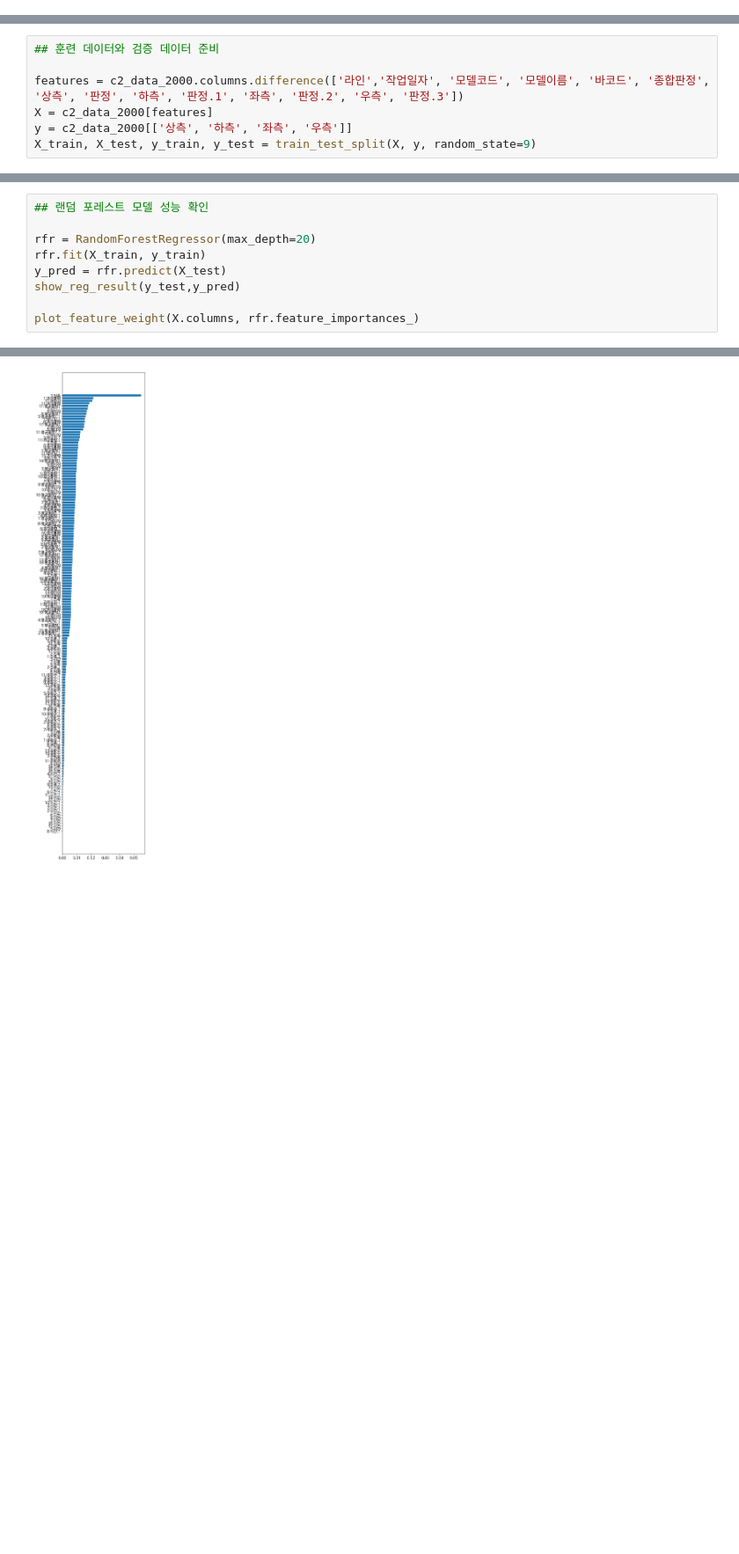
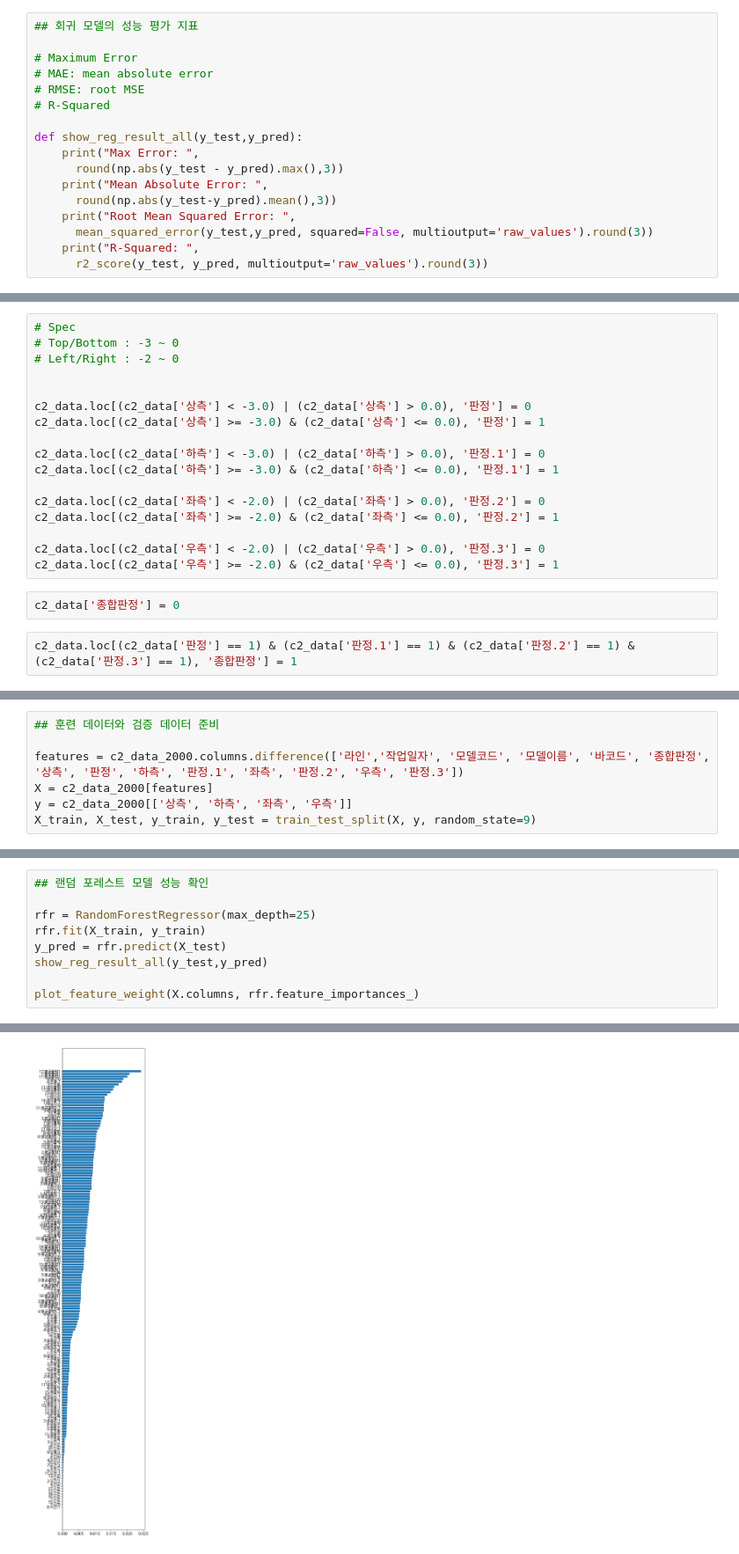
Before and after one commit to j5220109/Study, a Jupyter notebook: 77C2_RFR.ipynb, the cells around one changed output, grey strips where cells are left out. Shown at 88% size. Cells and saved outputs as stored; diff of their text form; blank space fills up the shorter version.

```diff
--- a/77C2_RFR.ipynb
+++ b/77C2_RFR.ipynb
@@ -636,4 +636,21 @@ for col in ['1:에너지.1']:
     plt.show()
 # %% [output]
 [figure]
+# %%
+## 회귀 모델의 성능 평가 지표
+
+# Maximum Error
+# MAE: mean absolute error
+# RMSE: root MSE
+# R-Squared
+
+def show_reg_result_all(y_test,y_pred):
+    print("Max Error: ",
+      round(np.abs(y_test - y_pred).max(),3))
+    print("Mean Absolute Error: ",
+      round(np.abs(y_test-y_pred).mean(),3))
+    print("Root Mean Squared Error: ",
+      mean_squared_error(y_test,y_pred, squared=False, multioutput='raw_values').round(3))
+    print("R-Squared: ",
+      r2_score(y_test, y_pred, multioutput='raw_values').round(3))
 # %%
@@ -666,3 +683,24 @@ c2_data[:1]
 # %% [output]
 |  | 라인 | 작업일자 | 모델코드 | 모델이름 | 바코드 | 1:시간 | 1:진폭 | 1:주파수 | 1:에너지 | 1:최대출력 | 1:평균출력1 | ... |
 | 7 | 1 | 2022-10-04 | ACQ30461107 | 77C2" GI DARK TITAN SILVER | SACQ30461107KTS2O41005 | 2.1 | 78 | 15.06 | 3938 | 2167 | 2003 | ... |
+# %%
+# Spec
+# Top/Bottom : -3 ~ 0
+# Left/Right : -2 ~ 0
+
+
+c2_data.loc[(c2_data['상측'] < -3.0) | (c2_data['상측'] > 0.0), '판정'] = 0
+c2_data.loc[(c2_data['상측'] >= -3.0) & (c2_data['상측'] <= 0.0), '판정'] = 1
+
+c2_data.loc[(c2_data['하측'] < -3.0) | (c2_data['하측'] > 0.0), '판정.1'] = 0
+c2_data.loc[(c2_data['하측'] >= -3.0) & (c2_data['하측'] <= 0.0), '판정.1'] = 1
+
+c2_data.loc[(c2_data['좌측'] < -2.0) | (c2_data['좌측'] > 0.0), '판정.2'] = 0
+c2_data.loc[(c2_data['좌측'] >= -2.0) & (c2_data['좌측'] <= 0.0), '판정.2'] = 1
+
+c2_data.loc[(c2_data['우측'] < -2.0) | (c2_data['우측'] > 0.0), '판정.3'] = 0
+c2_data.loc[(c2_data['우측'] >= -2.0) & (c2_data['우측'] <= 0.0), '판정.3'] = 1
+# %%
+c2_data['종합판정'] = 0
+# %%
+c2_data.loc[(c2_data['판정'] == 1) & (c2_data['판정.1'] == 1) & (c2_data['판정.2'] == 1) & (c2_data['판정.3'] == 1), '종합판정'] = 1
@@ -711,10 +783,10 @@ depth:  19 , R-squared:  0.2557
 # %%
 ## 랜덤 포레스트 모델 성능 확인
 
-rfr = RandomForestRegressor(max_depth=20)
+rfr = RandomForestRegressor(max_depth=25)
 rfr.fit(X_train, y_train)
 y_pred = rfr.predict(X_test)
-show_reg_result(y_test,y_pred)
+show_reg_result_all(y_test,y_pred)
 
 plot_feature_weight(X.columns, rfr.feature_importances_)
 # %% [output]
@@ -733 +805 @@ R-Squared:  [0.282 0.237 0.214 0.214]
-[figure, old version]
+[figure, new version]
```
Also changed, not shown: parts of 33 cells of this notebook.
